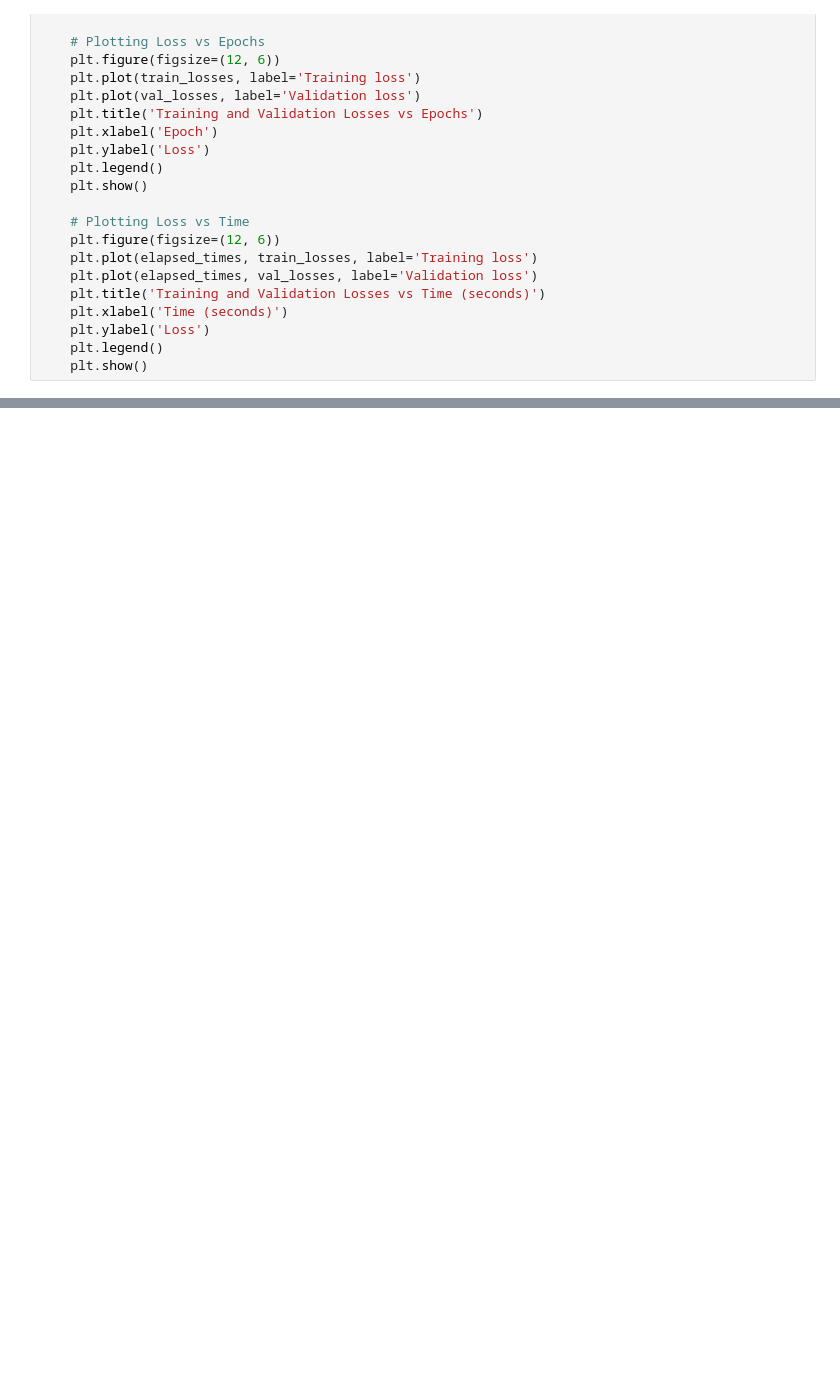
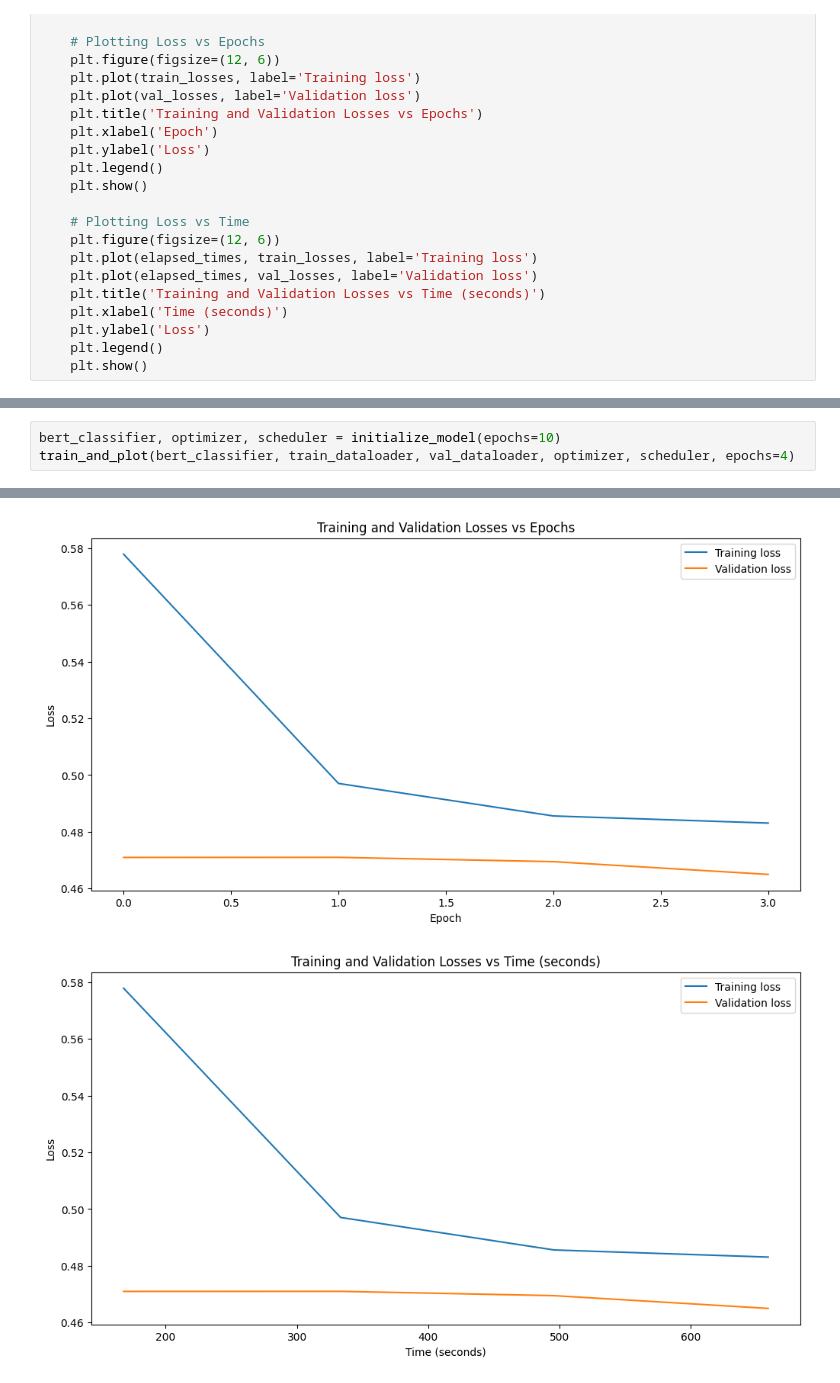
Before and after one commit to PuchToTalk/LLM, a Jupyter notebook: Sentiment_analysis.ipynb, the cells around one changed output, grey strips where cells are left out. Drawn from its saved outputs; the diff is of its cells as text; blank space fills up the shorter version.

```diff
--- a/Sentiment_analysis.ipynb
+++ b/Sentiment_analysis.ipynb
@@ -1552,0 +1653,4 @@ Epoch 4/4 - Validation Loss: 0.4687 - Validation Accuracy: 78.41%
+# %%
+bert_classifier, optimizer, scheduler = initialize_model(epochs=10)
+train_and_plot(bert_classifier, train_dataloader, val_dataloader, optimizer, scheduler, epochs=4)
+# %% [output]
@@ -1552,0 +1665,2 @@ Epoch 4/4 - Validation Loss: 0.4687 - Validation Accuracy: 78.41%
+[figure, added]
+[figure, added]
```
Also changed, not shown: parts of 15 cells of this notebook.
